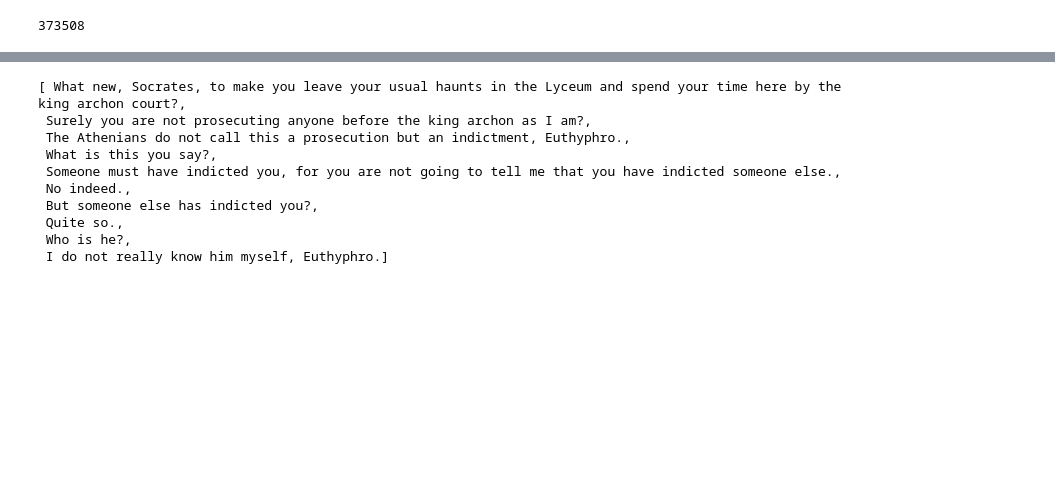
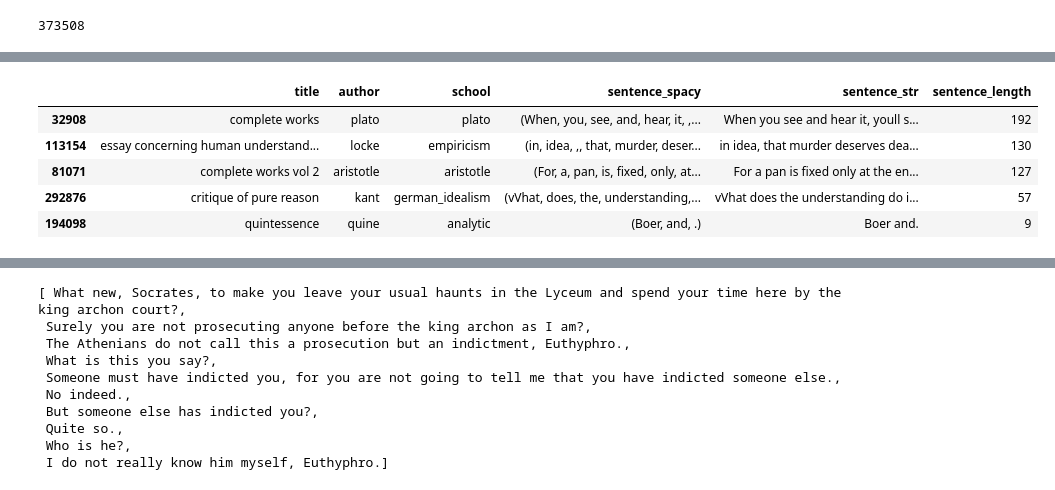
Before and after one commit to kcalizadeh/phil_nlp, a Jupyter notebook: data_load_clean.ipynb, the cells around one changed output, grey strips where cells are left out. Saved outputs shown, nothing was run; the diff lists cells and outputs as text; code cells hidden in the pictures; blank space fills up the shorter version.

```diff
--- a/data_load_clean.ipynb
+++ b/data_load_clean.ipynb
@@ -830,0 +840,10 @@ main_df.loc[main_df['title']=='discourse on method']['sentence_str'][137918]
+# %%
+df['sentence_length'] = df['sentence_str'].map(lambda x: len(x))
+df.sample(5)
+# %% [output]
+|  | title | author | school | sentence_spacy | sentence_str | sentence_length |
+| 32908 | complete works | plato | plato | (When, you, see, and, hear, it, ,... | When you see and hear it, youll s... | 192 |
+| 113154 | essay concerning human understand... | locke | empiricism | (in, idea, ,, that, murder, deser... | in idea, that murder deserves dea... | 130 |
+| 81071 | complete works vol 2 | aristotle | aristotle | (For, a, pan, is, fixed, only, at... | For a pan is fixed only at the en... | 127 |
+| 292876 | critique of pure reason | kant | german_idealism | (vVhat, does, the, understanding,... | vVhat does the understanding do i... | 57 |
+| 194098 | quintessence | quine | analytic | (Boer, and, .) | Boer and. | 9 |
```
Also changed, not shown: parts of 18 cells of this notebook.
